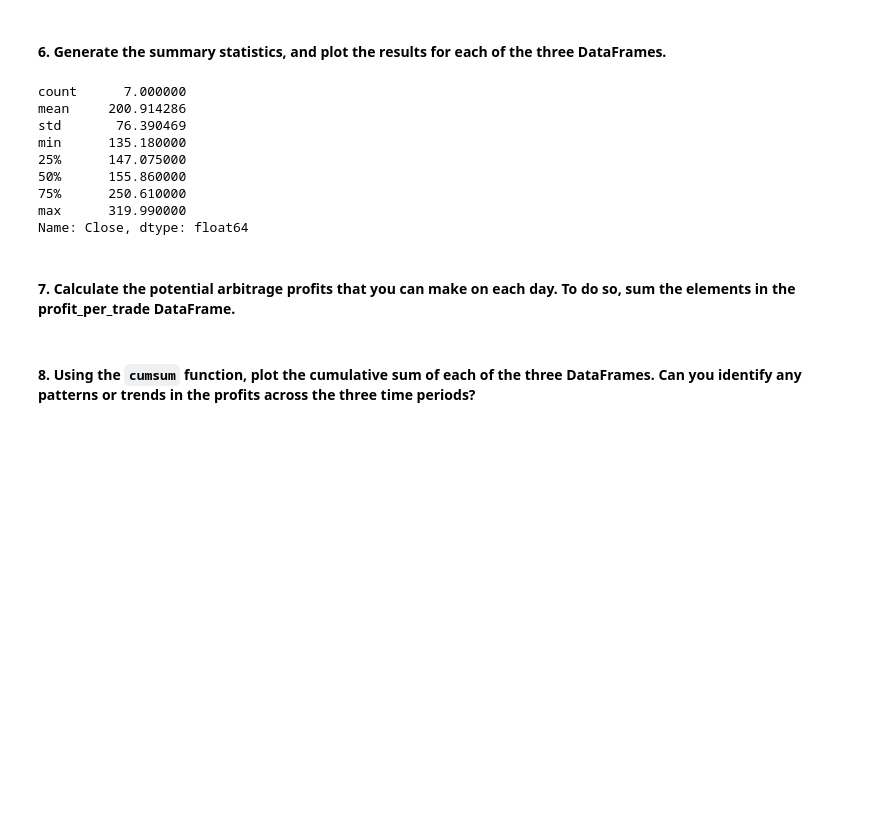
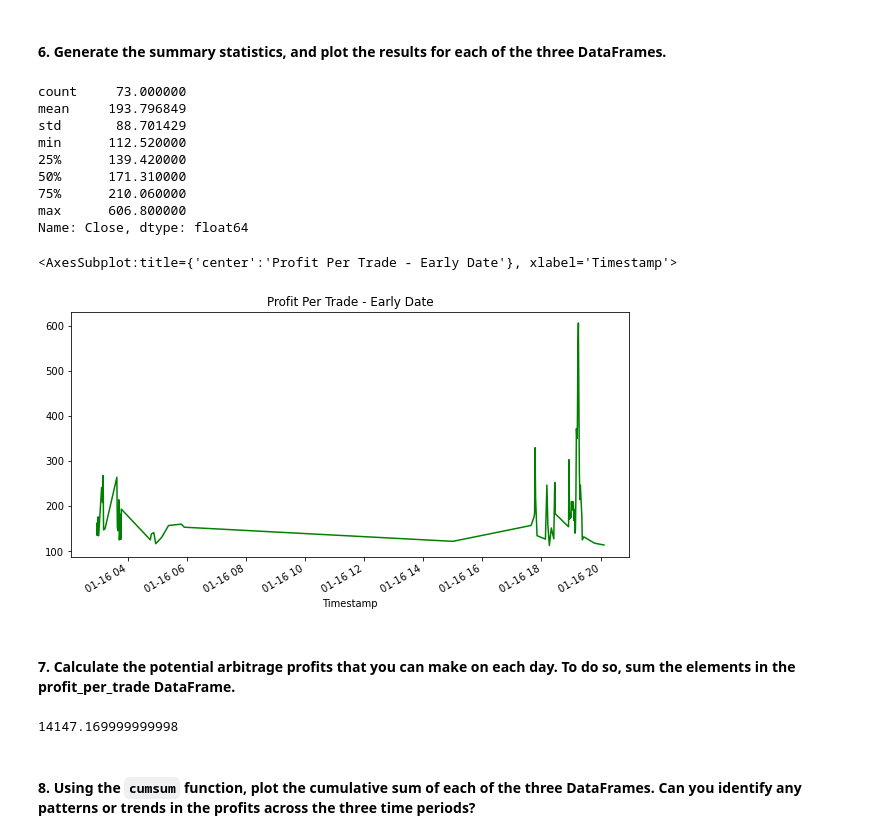
Before and after one commit to LZhou1688/challenge_three, a Jupyter notebook: crypto_arbitrage.ipynb, the cells around one changed output. Cells and saved outputs as stored; diff of their text form; code cells hidden in the pictures; blank space fills up the shorter version.

```diff
--- a/crypto_arbitrage.ipynb
+++ b/crypto_arbitrage.ipynb
@@ -458,7 +458,7 @@ Calculate the potential profits for each date that you selected in the previous
 # %%
 # For the date early in the dataset, measure the arbitrage spread between the two exchanges
 # by subtracting the lower-priced exchange from the higher-priced one
-arbitrage_spread_early = coinbase_sliced.loc['2018-01-01':'2018-01-01'] - bitstamp_sliced.loc['2018-01-01':'2018-01-01']
+arbitrage_spread_early = coinbase_sliced.loc['2018-01-16':'2018-01-16'] - bitstamp_sliced.loc['2018-01-16':'2018-01-16']
 
 # Use a conditional statement to generate the summary statistics for each arbitrage_spread DataFrame
 conditional_early =arbitrage_spread_early.loc[arbitrage_spread_early>0].copy()
@@ -481,10 +481,10 @@ Name: Close, dtype: float64
 #spread_return_early= (coinbase_sliced.loc['2018-01-01':'2018-01-01'] - bitstamp_sliced.loc['2018-01-01':'2018-01-01'])/bitstamp_sliced.loc['2018-01-01':'2018-01-01']
 #spread_return_early= spread_return_early.loc[spread_return_early>0].copy()
 
-spread_return_early=conditional_early/bitstamp_sliced
-spread_return_early=spread_return_early.dropna()
+spread_return_early=conditional_early/bitstamp_sliced.loc['2018-01-16':'2018-01-16']
+#spread_return_early=spread_return_early.dropna()
 # Review the spread return DataFrame
 
-display(spread_return_early.describe())
+display(spread_return_early.head())
 # %% [output]
 Timestamp
@@ -544,12 +535,11 @@ Name: Close, dtype: float64
 # %%
 # For the date early in the dataset, calculate the potential profit per trade in dollars
 # Multiply the profitable trades by the cost of the Bitcoin that was purchased
-profit_early = profitable_trades_early*bitstamp_sliced.loc['2018-01-01':'2018-01-01']
+profit_early = profitable_trades_early*bitstamp_sliced.loc['2018-01-16':'2018-01-16']
 
 # Drop any missing values from the profit DataFrame
 profit_per_trade_early = profit_early.dropna()
-print(f"The profit per trade on the early date = {profit_per_trade_early}")
 
 # View the early profit DataFrame
-profit_early.head(10)
+profit_per_trade_early
 # %% [output]
@@ -567,25 +560,30 @@ Name: Close, dtype: float64
 #### 6. Generate the summary statistics, and plot the results for each of the three DataFrames.
 # %%
 # Generate the summary statistics for the early profit per trade DataFrame
-profit_early.describe()
+profit_per_trade_early.describe()
 # %% [output]
-count      7.000000
-mean     200.914286
-std       76.390469
-min      135.180000
-25%      147.075000
-50%      155.860000
-75%      250.610000
-max      319.990000
+count     73.000000
+mean     193.796849
+std       88.701429
+min      112.520000
+25%      139.420000
+50%      171.310000
+75%      210.060000
+max      606.800000
 Name: Close, dtype: float64
 # %%
 # Plot the results for the early profit per trade DataFrame
-# YOUR CODE HERE
+profit_per_trade_early.plot(figsize=(10, 5), title="Profit Per Trade - Early Date", color="green")
+# %% [output]
+<AxesSubplot:title={'center':'Profit Per Trade - Early Date'}, xlabel='Timestamp'>
+[figure, added]
 # %% [markdown]
 #### 7. Calculate the potential arbitrage profits that you can make on each day. To do so, sum the elements in the profit_per_trade DataFrame.
 # %%
 # Calculate the sum of the potential profits for the early profit per trade DataFrame
-# YOUR CODE HERE
+profit_per_trade_early.sum()
+# %% [output]
+14147.169999999998
 # %% [markdown]
 #### 8. Using the `cumsum` function, plot the cumulative sum of each of the three DataFrames. Can you identify any patterns or trends in the profits across the three time periods?
 # %%
```
Also changed, not shown: parts of 10 cells of this notebook.
